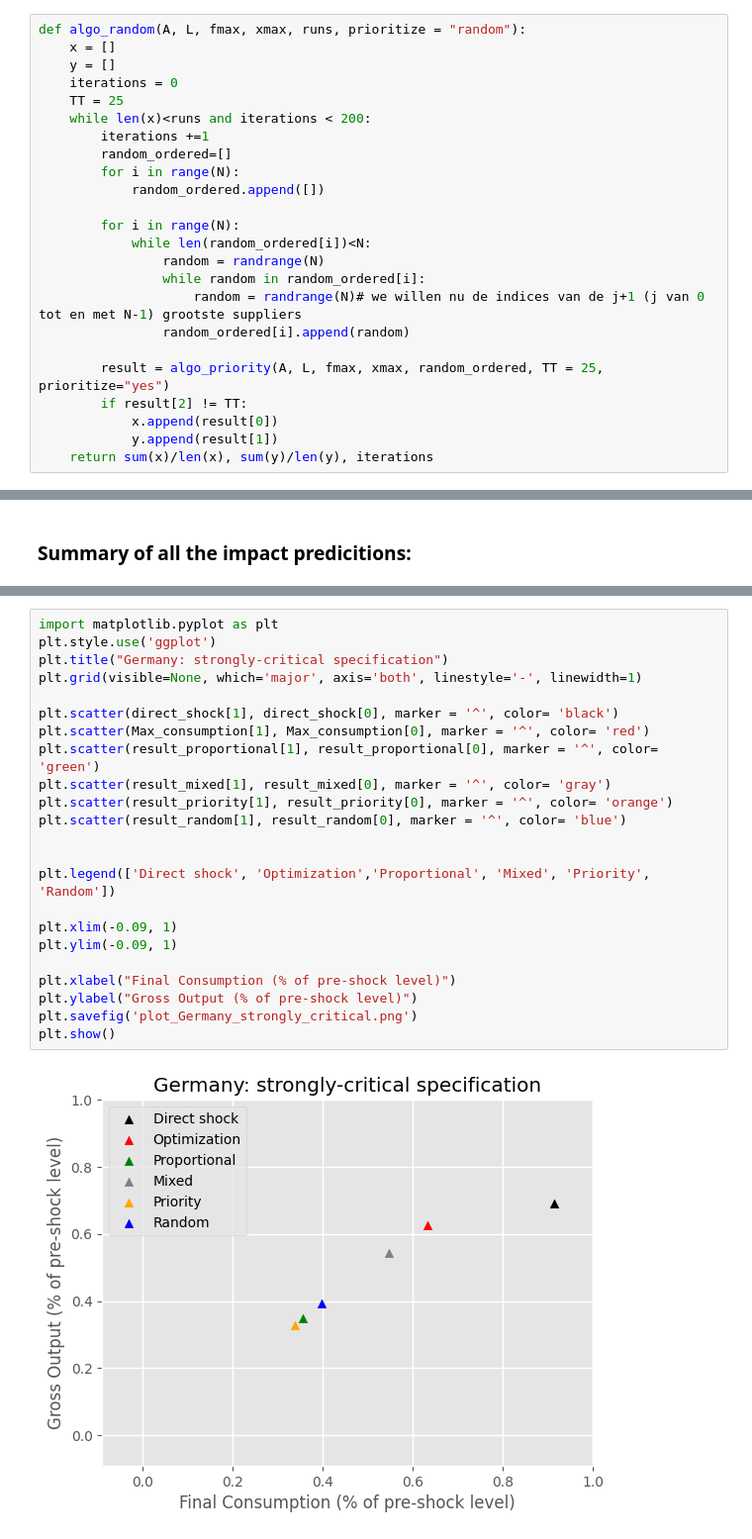
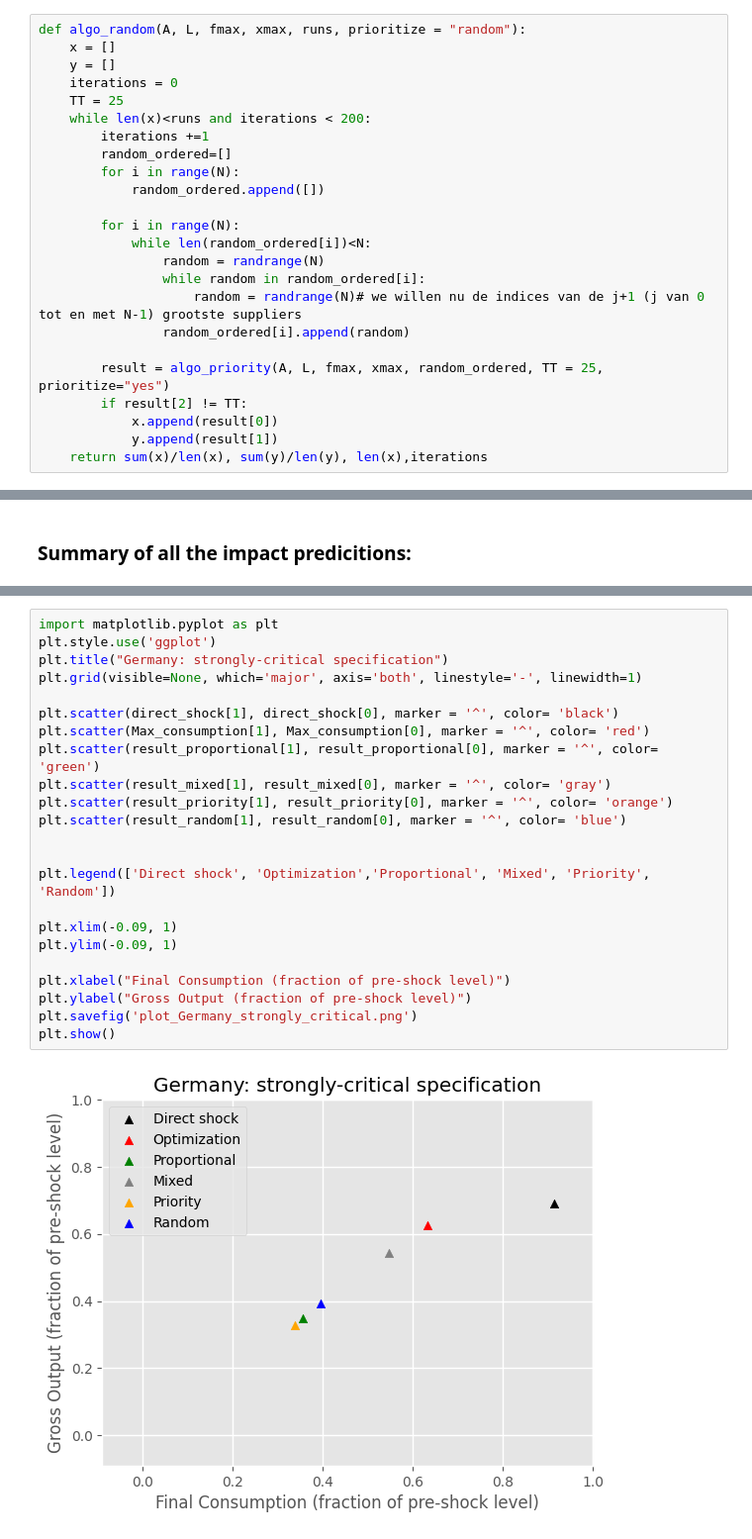
Before and after one commit to jannekehutsebaut/Thesis_Shock_Propagation_Supply_Demand, a Jupyter notebook: Deu/Deu_strongly_critical.ipynb, the cells around one changed output, grey strips where cells are left out. Shown at 99% size. Saved outputs shown, nothing was run; the diff lists cells and outputs as text.

```diff
--- a/Deu/Deu_strongly_critical.ipynb
+++ b/Deu/Deu_strongly_critical.ipynb
@@ -655,7 +655,7 @@ def algo_random(A, L, fmax, xmax, runs, prioritize = "random"):
         if result[2] != TT:
             x.append(result[0])
             y.append(result[1])
-    return sum(x)/len(x), sum(y)/len(y), iterations
+    return sum(x)/len(x), sum(y)/len(y), len(x),iterations
 # %%
 result_random = algo_random(A, L, f_max, x_max, 100, prioritize = "random")
 result_random
@@ -683,25 +683,25 @@ print(direct_shock)
 # %%
 import matplotlib.pyplot as plt
 plt.style.use('ggplot')
 plt.title("Germany: strongly-critical specification")
 plt.grid(visible=None, which='major', axis='both', linestyle='-', linewidth=1)
 
 plt.scatter(direct_shock[1], direct_shock[0], marker = '^', color= 'black')
 plt.scatter(Max_consumption[1], Max_consumption[0], marker = '^', color= 'red')
 plt.scatter(result_proportional[1], result_proportional[0], marker = '^', color= 'green')
 plt.scatter(result_mixed[1], result_mixed[0], marker = '^', color= 'gray')
 plt.scatter(result_priority[1], result_priority[0], marker = '^', color= 'orange')
 plt.scatter(result_random[1], result_random[0], marker = '^', color= 'blue')
 
 
 plt.legend(['Direct shock', 'Optimization','Proportional', 'Mixed', 'Priority', 'Random'])
 
 plt.xlim(-0.09, 1)
 plt.ylim(-0.09, 1)
 
-plt.xlabel("Final Consumption (% of pre-shock level)")
-plt.ylabel("Gross Output (% of pre-shock level)")
+plt.xlabel("Final Consumption (fraction of pre-shock level)")
+plt.ylabel("Gross Output (fraction of pre-shock level)")
 plt.savefig('plot_Germany_strongly_critical.png')
 plt.show()
 # %% [output]
-[figure, old version]
+[figure, new version]
```
Also changed, not shown: parts of 2 cells of this notebook, 1 other file.
